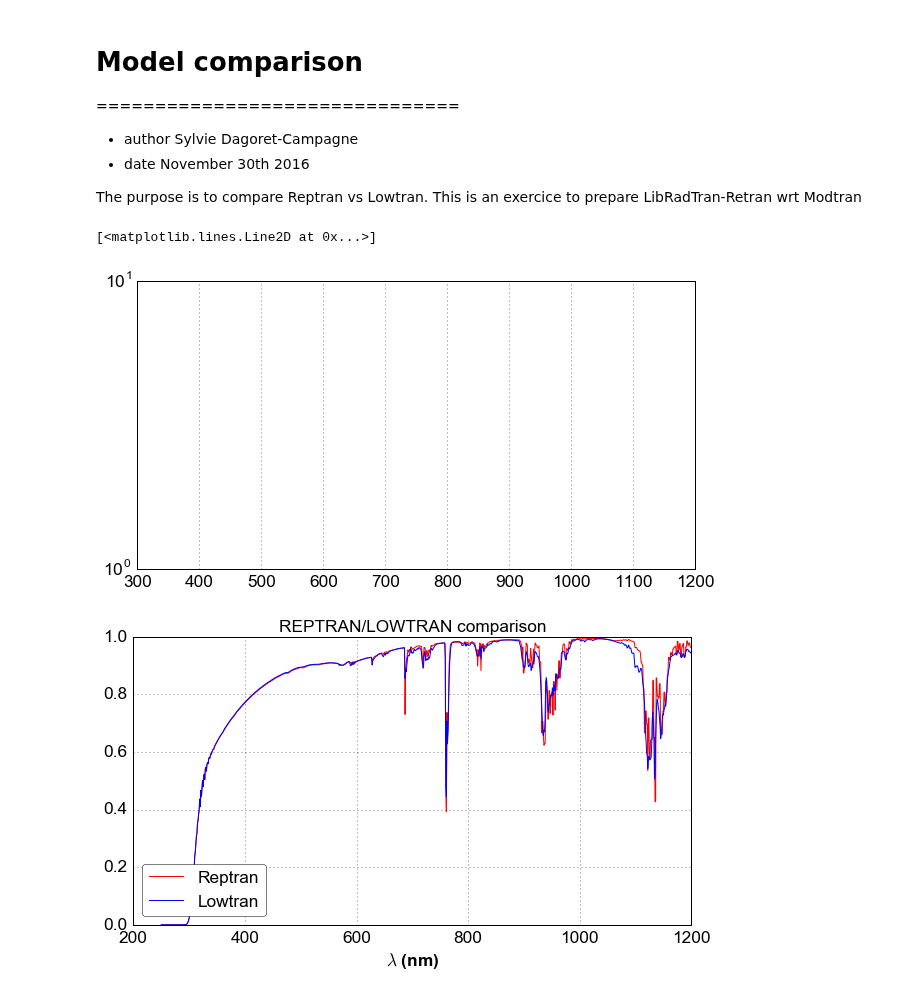
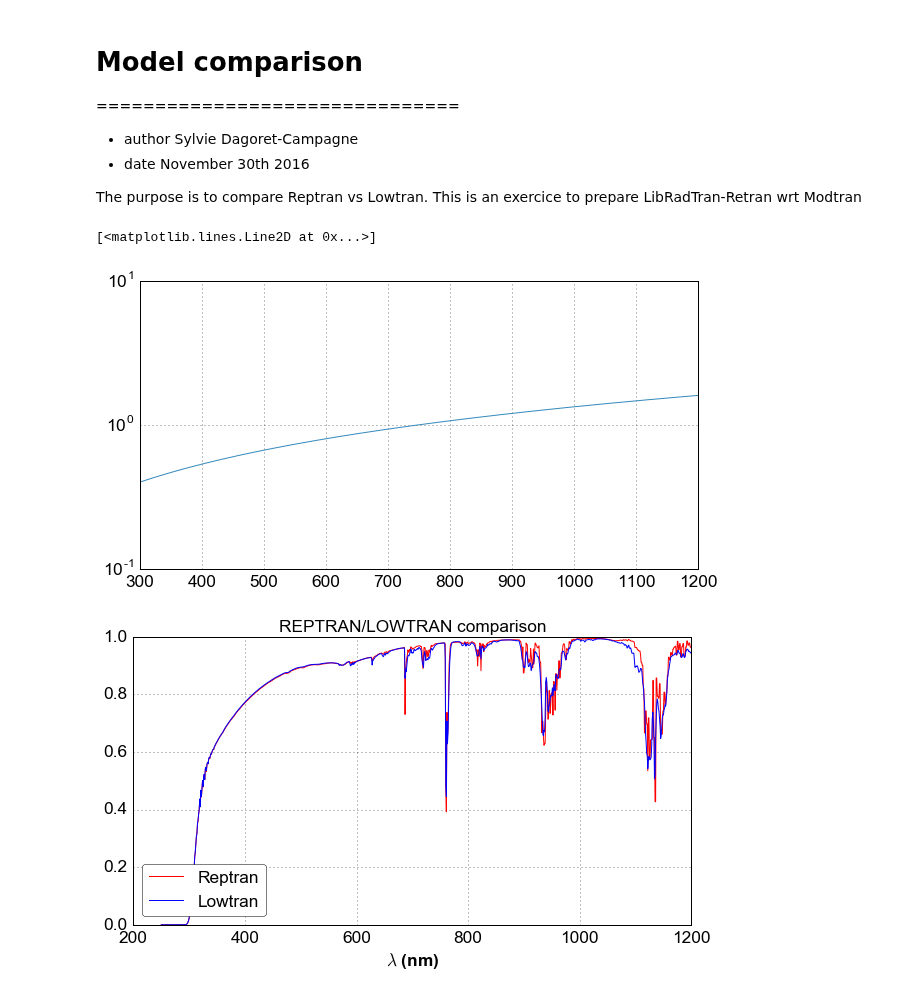
Before and after one commit to sylvielsstfr/PC5AtmStudies, a Jupyter notebook: MagnitudesCalc/REPtrLOWtrComparison.ipynb, the cells around one changed output. Cells and saved outputs as stored; diff of their text form; code cells hidden in the pictures.

```diff
--- a/MagnitudesCalc/REPtrLOWtrComparison.ipynb
+++ b/MagnitudesCalc/REPtrLOWtrComparison.ipynb
@@ -40,11 +40,11 @@ path_atm_rt_sw_sa_lt_oz='/Users/dagoret-campagnesylvie/MacOsX/LSST/MyWork/GitHub
 path_atm_rt_sw_sa_rt_pwv='/Users/dagoret-campagnesylvie/MacOsX/LSST/MyWork/GitHub/PC5AtmosphericExtinction/LibRadTran/simulations/RT/2.0/LS/pp/sw/sa/rt/pwv/out'
 path_atm_rt_sw_sa_lt_pwv='/Users/dagoret-campagnesylvie/MacOsX/LSST/MyWork/GitHub/PC5AtmosphericExtinction/LibRadTran/simulations/RT/2.0/LS/pp/sw/sa/lt/pwv/out'
 # %%
-wl,sed=magnit.MakeSED(lambda_min=300.,lambda_max=1200.,dlambda=1.,slope=0)
+wl,sed=magnit.MakeSED(lambda_min=300.,lambda_max=1200.,dlambda=1.,slope=1)
 plt.semilogy(wl,sed)
 # %% [output]
 [<matplotlib.lines.Line2D at 0x...>]
-[figure, old version]
+[figure, new version]
 # %%
 flt=magnit.Filter()
 wl_u,u=flt.get_u_tr()
```
Also changed, not shown: parts of 2 cells of this notebook, 3 other files.
